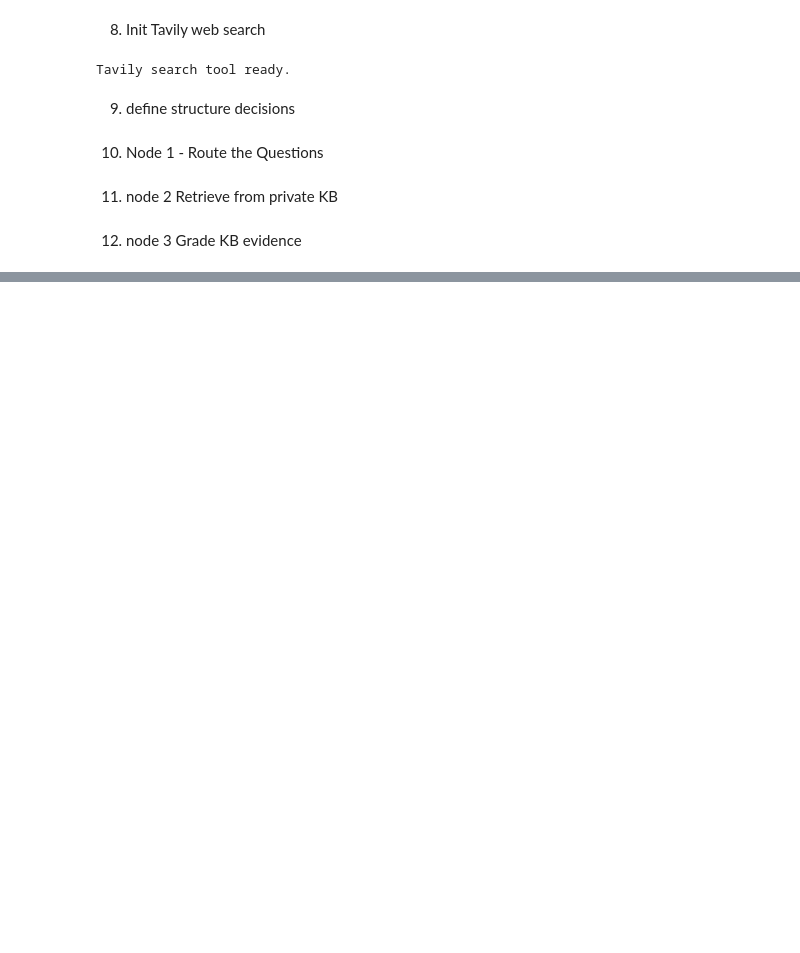
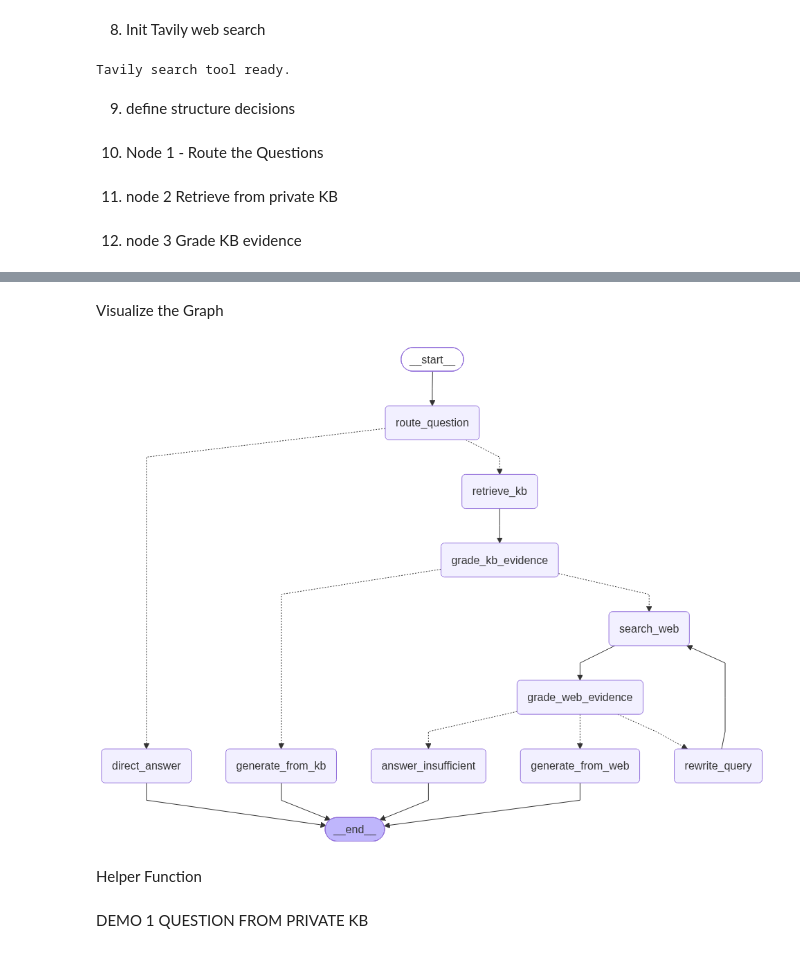
Before and after one commit to Amancodes26/Agentic_RAG, a Jupyter notebook: DEMO.ipynb, the cells around one changed output, grey strips where cells are left out. Cells and saved outputs as stored; diff of their text form; code cells hidden in the pictures; blank space fills up the shorter version.

Commit message:
demo completed

```diff
--- a/DEMO.ipynb
+++ b/DEMO.ipynb
@@ -361,0 +544,15 @@ def decide_after_kb_grade(state:AgentState)->Literal["generate_from_kb","search_
+# %%
+def direct_answer(state:AgentState):
+    question=state["question"]
+
+    answer=llm.invoke(f'''
+Respond briefly and naturally.
+
+Message:
+{question}
+''').content
+
+    return {
+        "answer": answer,
+        "source_used": "direct",
+    }
@@ -361,0 +561,11 @@ def decide_after_kb_grade(state:AgentState)->Literal["generate_from_kb","search_
+# %%
+def answer_insufficient(state:AgentState):
+    answer=(
+        "I could not find enough reliable evidence in the private knowledge base "
+        "or the web search results to answer this confidently. "
+        "Please provide more specific documents or rephrase the question."
+    )
+    return {
+        "answer": answer,
+        "source_used": "insufficient_evidence",
+    }
@@ -361,0 +627,13 @@ def decide_after_kb_grade(state:AgentState)->Literal["generate_from_kb","search_
+# %% [markdown]
+Visualize the Graph
+# %%
+from IPython.display import display,Image
+
+try:
+    display(Image(app.get_graph().draw_mermaid_png()))
+except Exception as e:
+    print(f"Error displaying graph: {e}")
+# %% [output]
+[figure, added]
+# %% [markdown]
+Helper Function
@@ -361,0 +666,2 @@ def decide_after_kb_grade(state:AgentState)->Literal["generate_from_kb","search_
+# %% [markdown]
+DEMO 1 QUESTION FROM PRIVATE KB
```
Also changed, not shown: parts of 20 cells of this notebook.
